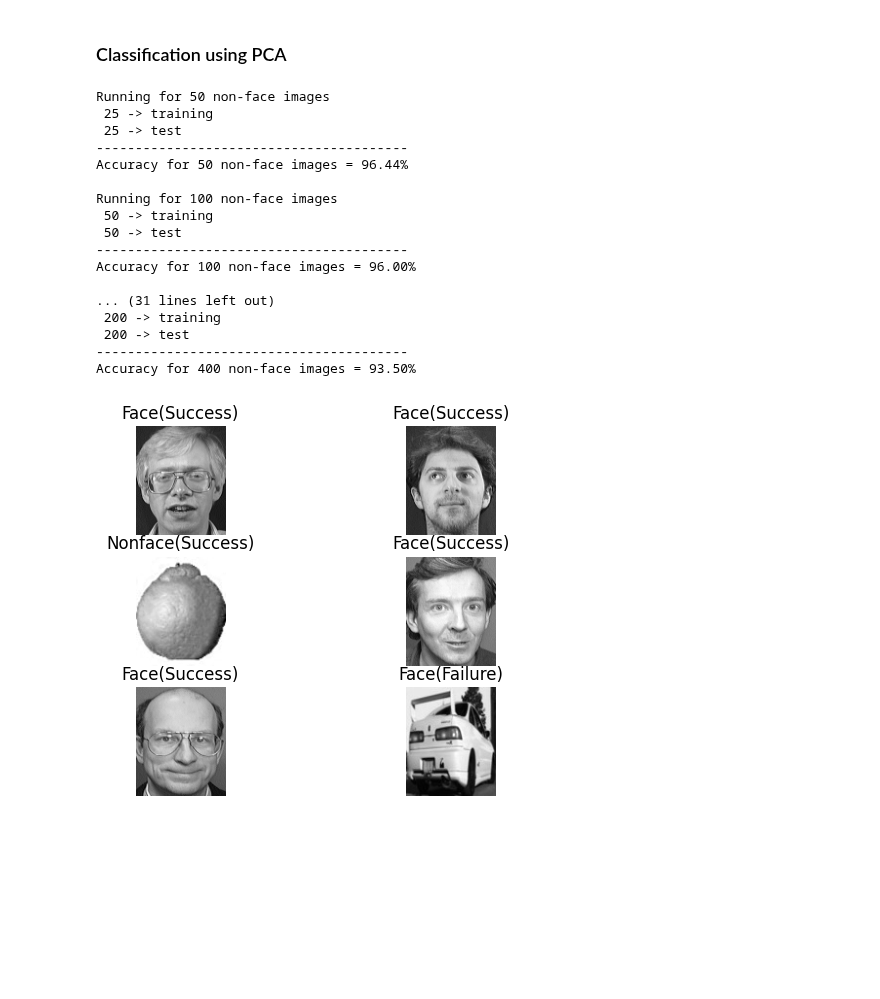
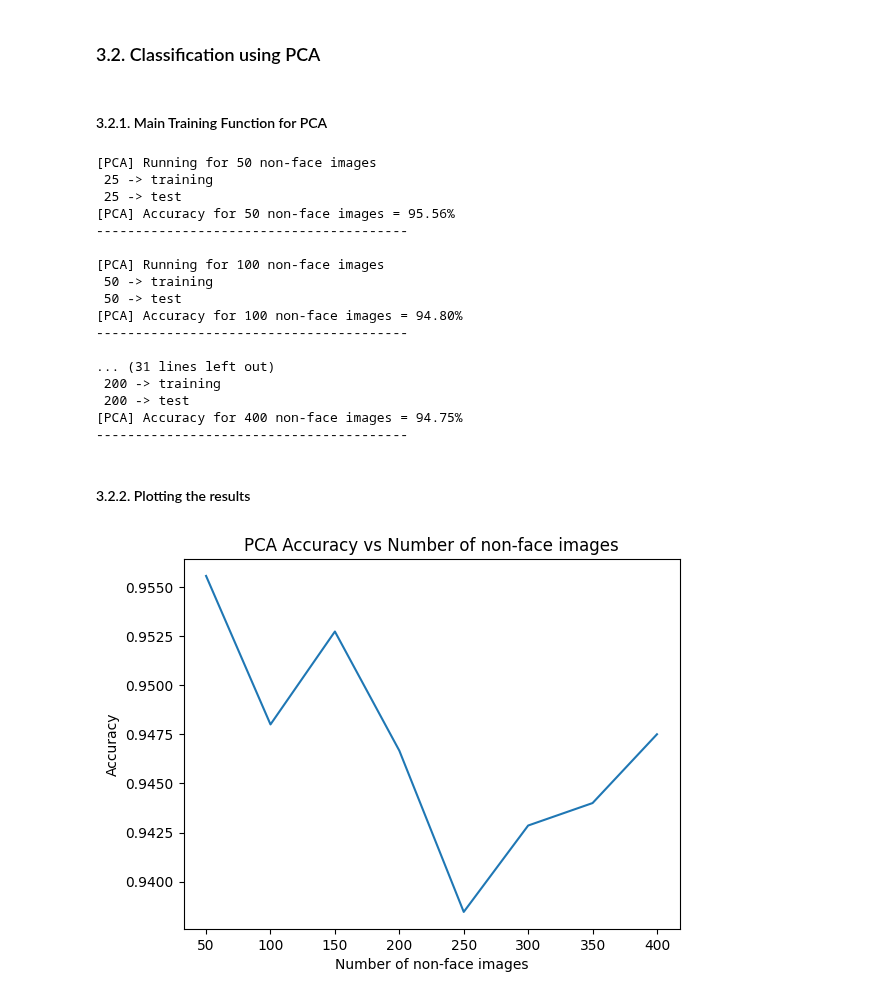
Before and after one commit to yousefkotp/Face-Recognition-Using-PCA-LDA, a Jupyter notebook: faces_vs_nonfaces.ipynb, the cells around one changed output. Cells and saved outputs as stored; diff of their text form; code cells hidden in the pictures; blank space fills up the shorter version.

Commit message:
update faces vs nonfaces

```diff
--- a/faces_vs_nonfaces.ipynb
+++ b/faces_vs_nonfaces.ipynb
@@ -36,8 +85,11 @@ for path in paths:
 # %%
-def process_splits(face_data, nonface_data, face_labels, nonface_labels, nonface_cnt=400):
+def process_splits(face_data, nonface_data, face_labels, nonface_labels, nonface_cnt=len(nonface_data)):
 
+    # Truncating nonface data to iterate over the given number of nonface images (nonface_cnt)
+    # nonface_cnt = len(nonface_data) by default (all nonface images are used)
     nonface_data = nonface_data[ 0 : nonface_cnt ]
 
+    # Combining face and nonface data
     data = np.append( face_data, nonface_data, axis=0 )
     labels = np.append( face_labels, nonface_labels, axis=0 )
 
@@ -72,13 +139,3 @@ def process_data_PCA(training_set, test_set):
     sorted_eigenvectors = ( eigenvectors[:, positions] )
 
     return sorted_eigenvalues, sorted_eigenvectors, centered_training_set, centered_test_set
-# %%
-def PCA(eigenvalues, eigenvectors, alpha):
-    total = sum( eigenvalues )
-    r = 0
-    current_sum = 0
-    while current_sum / total < alpha:
-        current_sum += eigenvalues[r]
-        r += 1
-    new_space = eigenvectors[:, :r]
-    return new_space
@@ -85,7 +167,10 @@ def PCA(eigenvalues, eigenvectors, alpha):
 # %% [markdown]
-### Classification using PCA
+### 3.2. Classification using PCA
+# %% [markdown]
+#### 3.2.1. Main Training Function for PCA
 # %%
-scores = []
+# List of pairs (nonface_cnt, accuracy)
+pca_scores = []
 
 # Best alpha from the PCA section is 0.8
 alpha = 0.8
@@ -93,9 +178,11 @@ alpha = 0.8
 for nonface_cnt in range( 50, len(nonface_data) + 1, 50 ):
 
     print( '[PCA] Running for', nonface_cnt, 'non-face images\n', nonface_cnt // 2, '-> training\n', nonface_cnt // 2, '-> test' )
-    print( '----------------------------------------' )
 
+    # Splitting the data into training and test sets
     training_set, test_set, training_labels, test_labels = process_splits( face_data, nonface_data, face_labels, nonface_labels, nonface_cnt )
+
+    # Processing the data for PCA and projecting it onto the new space using the best alpha
     sorted_eigenvalues, sorted_eigenvectors, centered_training_set, centered_test_set = process_data_PCA( training_set, test_set )
     new_space = PCA( sorted_eigenvalues, sorted_eigenvectors, alpha )
 
@@ -103,39 +190,43 @@ for nonface_cnt in range( 50, len(nonface_data) + 1, 50 ):
     new_training_set = np.dot( centered_training_set, new_space )
     new_test_set = np.dot( centered_test_set, new_space )
 
+    # Training the model
     knn = KNeighborsClassifier( n_neighbors=1 )
+    knn.fit( new_training_set, training_labels.ravel() )
 
-    knn.fit( new_training_set, training_labels.ravel() )
+    # Testing the model and calculating the accuracy
     score = knn.score( new_test_set, test_labels.ravel() )
-    scores.append( score )
-    print( '[PCA] Accuracy for', nonface_cnt, 'non-face images =', '{:.2f}%\n'.format(score * 100))
+    pca_scores.append( (nonface_cnt, score) )
+
+    print( '[PCA] Accuracy for', nonface_cnt, 'non-face images =', '{:.2f}%'.format(score * 100))
+    print( '----------------------------------------', end='\n\n')
 # %% [output]
-Running for 50 non-face images
+[PCA] Running for 50 non-face images
  25 -> training
  25 -> test
+[PCA] Accuracy for 50 non-face images = 95.56%
 ----------------------------------------
-Accuracy for 50 non-face images = 96.44%
 
-Running for 100 non-face images
+[PCA] Running for 100 non-face images
  50 -> training
  50 -> test
+[PCA] Accuracy for 100 non-face images = 94.80%
 ----------------------------------------
-Accuracy for 100 non-face images = 96.00%
 
 ... (31 lines left out)
  200 -> training
  200 -> test
+[PCA] Accuracy for 400 non-face images = 94.75%
 ----------------------------------------
-Accuracy for 400 non-face images = 93.50%
-# %%
-fig, axs = plt.subplots( 3, 2 )
-for i in range( 3 ):
-    for j in range( 2 ):
-        index = np.random.randint( 0, len(test_set) )
-        axs[i, j].imshow( test_set[index].reshape( 112, 92 ), cmap='gray' )
-        prediction = knn.predict( new_test_set[index].reshape( 1, -1 ) )
-        axs[i, j].set_title( ('Face' if prediction == 1 else 'Nonface') + ('(Failure)' if test_labels[index] != prediction else '(Success)') )
-        axs[i, j].axis( 'off' )
-plt.show()
-# %% [output]
-[figure, removed]
+# %% [markdown]
+#### 3.2.2. Plotting the results
+# %%
+# plot accuracy vs number of non-face images
+# pair[0] is the number of non-face images, pair[1] is the corresponding accuracy
+plt.plot( [pair[0] for pair in pca_scores], [pair[1] for pair in pca_scores] )
+plt.xlabel( 'Number of non-face images' )
+plt.ylabel( 'Accuracy' )
+plt.title( 'PCA Accuracy vs Number of non-face images' )
+plt.show()
+# %% [output]
+[figure, added]
```
Also changed, not shown: parts of 28 cells of this notebook.
